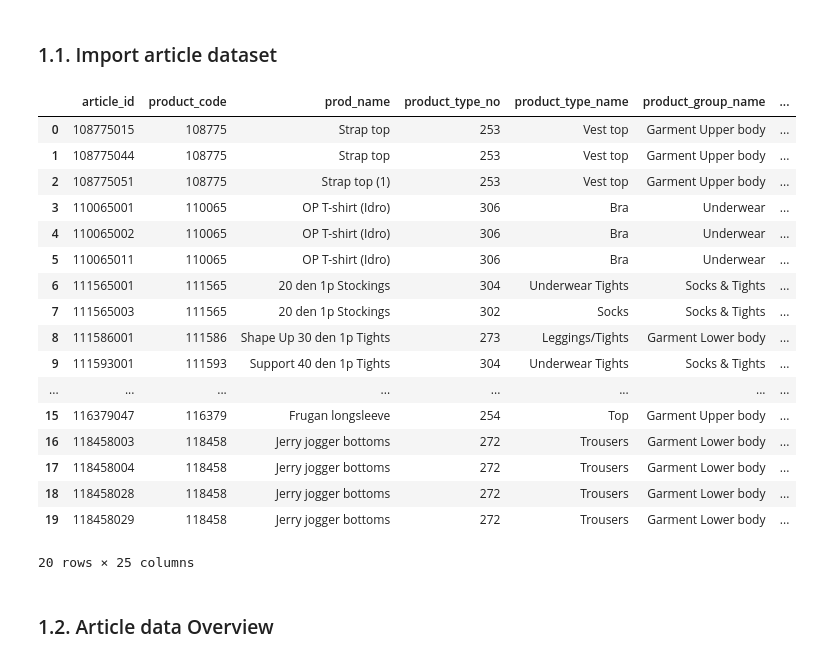
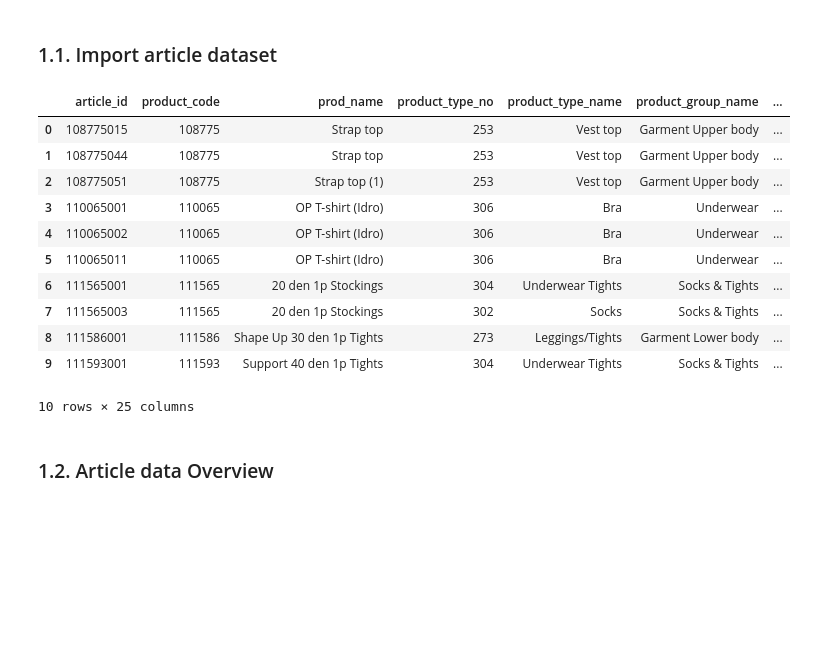
Before and after one commit to GiangNguyenn/FinalAssignmentGroup03, a Jupyter notebook: refactor_asm_3.ipynb, the cells around one changed output. Cells and saved outputs as stored; diff of their text form; code cells hidden in the pictures; blank space fills up the shorter version.

```diff
--- a/refactor_asm_3.ipynb
+++ b/refactor_asm_3.ipynb
@@ -97,26 +100,20 @@ Article data is detailed metadata for each article_id available for purchase
 ### 1.1. Import article dataset
 # %%
 articles = pd.read_csv("articles.csv")
-articles.head(20)
+articles.head(10)
 # %% [output]
 |  | article_id | product_code | prod_name | product_type_no | product_type_name | product_group_name | ... |
 | 0 | 108775015 | 108775 | Strap top | 253 | Vest top | Garment Upper body | ... |
 | 1 | 108775044 | 108775 | Strap top | 253 | Vest top | Garment Upper body | ... |
 | 2 | 108775051 | 108775 | Strap top (1) | 253 | Vest top | Garment Upper body | ... |
 | 3 | 110065001 | 110065 | OP T-shirt (Idro) | 306 | Bra | Underwear | ... |
 | 4 | 110065002 | 110065 | OP T-shirt (Idro) | 306 | Bra | Underwear | ... |
 | 5 | 110065011 | 110065 | OP T-shirt (Idro) | 306 | Bra | Underwear | ... |
 | 6 | 111565001 | 111565 | 20 den 1p Stockings | 304 | Underwear Tights | Socks & Tights | ... |
 | 7 | 111565003 | 111565 | 20 den 1p Stockings | 302 | Socks | Socks & Tights | ... |
 | 8 | 111586001 | 111586 | Shape Up 30 den 1p Tights | 273 | Leggings/Tights | Garment Lower body | ... |
 | 9 | 111593001 | 111593 | Support 40 den 1p Tights | 304 | Underwear Tights | Socks & Tights | ... |
-| ... | ... | ... | ... | ... | ... | ... | ... |
-| 15 | 116379047 | 116379 | Frugan longsleeve | 254 | Top | Garment Upper body | ... |
-| 16 | 118458003 | 118458 | Jerry jogger bottoms | 272 | Trousers | Garment Lower body | ... |
-| 17 | 118458004 | 118458 | Jerry jogger bottoms | 272 | Trousers | Garment Lower body | ... |
-| 18 | 118458028 | 118458 | Jerry jogger bottoms | 272 | Trousers | Garment Lower body | ... |
-| 19 | 118458029 | 118458 | Jerry jogger bottoms | 272 | Trousers | Garment Lower body | ... |
-20 rows × 25 columns
+10 rows × 25 columns
 # %% [markdown]
 ### 1.2. Article data Overview
 # %%
```
Also changed, not shown: parts of 34 cells of this notebook, 1 other file.
